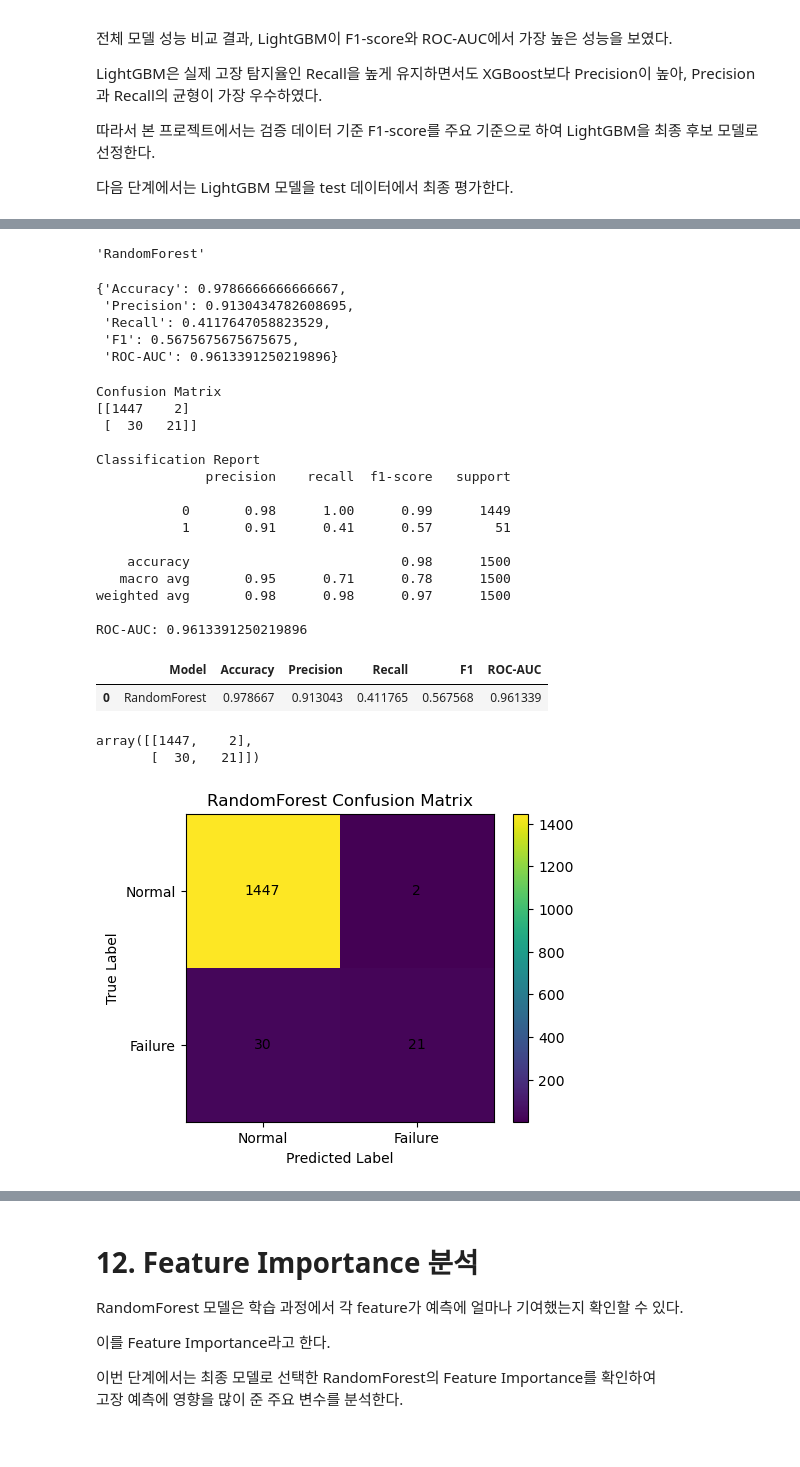
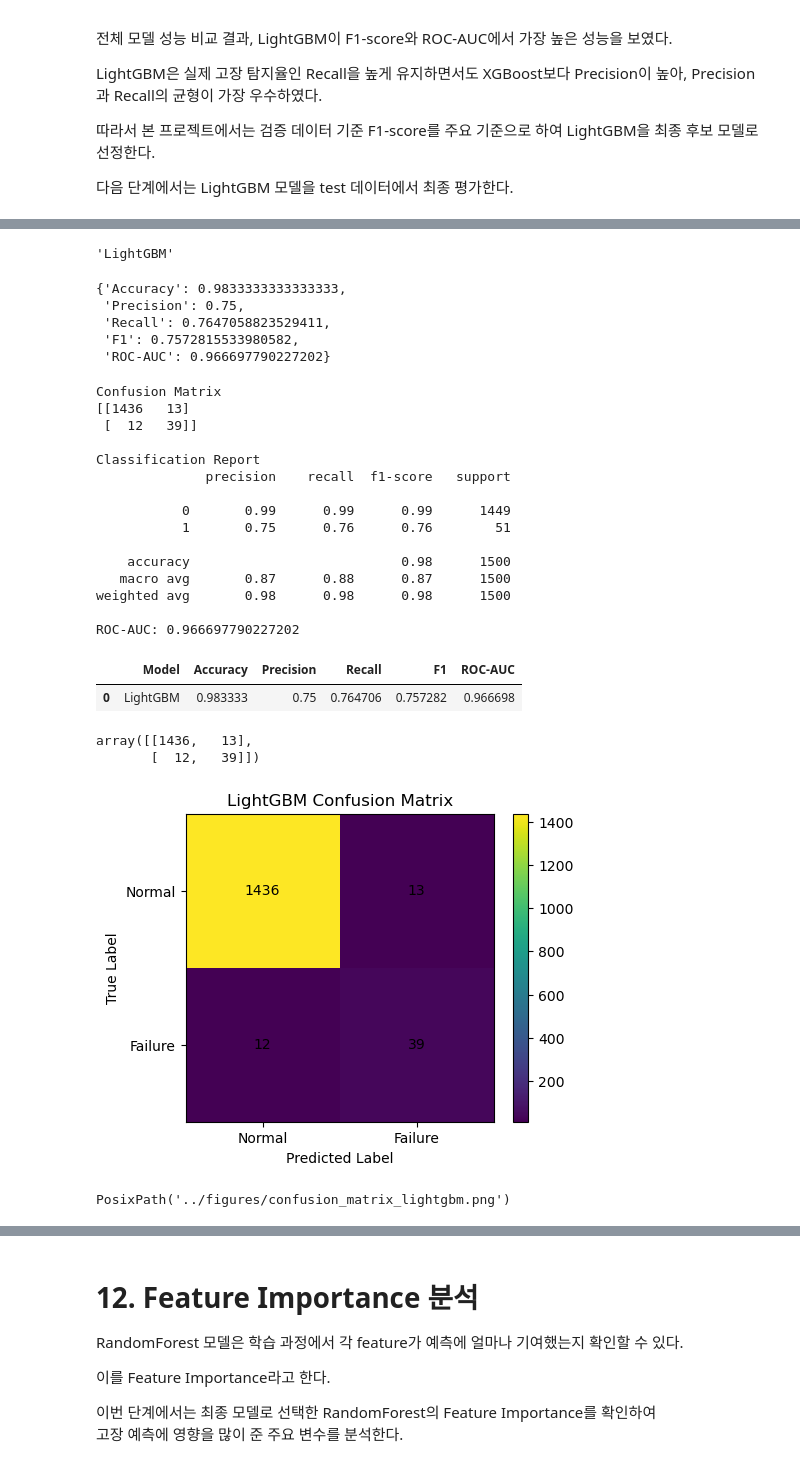
Before and after one commit to mjbaa/manufacturing_macine_learning_project, a Jupyter notebook: notebooks/quality_prediction_model.ipynb, the cells around one changed output, grey strips where cells are left out. Drawn from its saved outputs; the diff is of its cells as text; code cells hidden in the pictures.

Commit message:
evaluate final lightgbm model on test set

```diff
--- a/notebooks/quality_prediction_model.ipynb
+++ b/notebooks/quality_prediction_model.ipynb
@@ -1024,12 +1024,20 @@ LightGBM은 실제 고장 탐지율인 Recall을 높게 유지하면서도 XGBoo
 - valid 데이터: 모델 비교 및 선택
 - test 데이터: 최종 성능 평가
 # %%
-best_model = rf_model
-best_model_name = "RandomForest"
+best_model_name = all_result_df.sort_values(by="F1", ascending=False).iloc[0]["Model"]
+
+model_dict = {
+    "Logistic Regression": log_model,
+    "RandomForest": rf_model,
+    "XGBoost": xgb_model,
+    "LightGBM": lgbm_model
+}
+
+best_model = model_dict[best_model_name]
 
 best_model_name
 # %% [output]
-'RandomForest'
+'LightGBM'
 # %%
 y_test_pred = best_model.predict(X_test)
 y_test_proba = best_model.predict_proba(X_test)[:, 1]
@@ -1038,29 +1046,29 @@ test_result = evaluate_model(best_model, X_test, y_test)
 
 test_result
 # %% [output]
-{'Accuracy': 0.9786666666666667,
- 'Precision': 0.9130434782608695,
- 'Recall': 0.4117647058823529,
- 'F1': 0.5675675675675675,
- 'ROC-AUC': 0.9613391250219896}
+{'Accuracy': 0.9833333333333333,
+ 'Precision': 0.75,
+ 'Recall': 0.7647058823529411,
+ 'F1': 0.7572815533980582,
+ 'ROC-AUC': 0.966697790227202}
 # %%
 print_evaluation_report(best_model, X_test, y_test)
 # %% [output]
 Confusion Matrix
-[[1447    2]
- [  30   21]]
+[[1436   13]
+ [  12   39]]
 
 Classification Report
               precision    recall  f1-score   support
 
-           0       0.98      1.00      0.99      1449
-           1       0.91      0.41      0.57        51
+           0       0.99      0.99      0.99      1449
+           1       0.75      0.76      0.76        51
 
     accuracy                           0.98      1500
-   macro avg       0.95      0.71      0.78      1500
-weighted avg       0.98      0.98      0.97      1500
+   macro avg       0.87      0.88      0.87      1500
+weighted avg       0.98      0.98      0.98      1500
 
-ROC-AUC: 0.9613391250219896
+ROC-AUC: 0.966697790227202
 # %%
 test_result_df = pd.DataFrame([test_result])
 test_result_df.insert(0, "Model", best_model_name)
@@ -1068,34 +1076,41 @@ test_result_df.insert(0, "Model", best_model_name)
 test_result_df
 # %% [output]
 |  | Model | Accuracy | Precision | Recall | F1 | ROC-AUC |
-| 0 | RandomForest | 0.978667 | 0.913043 | 0.411765 | 0.567568 | 0.961339 |
+| 0 | LightGBM | 0.983333 | 0.75 | 0.764706 | 0.757282 | 0.966698 |
 # %%
 cm = confusion_matrix(y_test, y_test_pred)
 
 cm
 # %% [output]
-array([[1447,    2],
-       [  30,   21]])
+array([[1436,   13],
+       [  12,   39]])
 # %%
+safe_model_name = best_model_name.lower().replace(" ", "_")
+
+confusion_matrix_path = FIGURE_DIR / f"confusion_matrix_{safe_model_name}.png"
+
 plt.figure(figsize=(5, 4))
 
 plt.imshow(cm)
-plt.title("RandomForest Confusion Matrix")
+plt.title(f"{best_model_name} Confusion Matrix")
 plt.xlabel("Predicted Label")
 plt.ylabel("True Label")
 
 plt.xticks([0, 1], ["Normal", "Failure"])
 plt.yticks([0, 1], ["Normal", "Failure"])
 
 for i in range(cm.shape[0]):
     for j in range(cm.shape[1]):
         plt.text(j, i, cm[i, j], ha="center", va="center")
 
 plt.colorbar()
-plt.savefig(FIGURE_DIR / "confusion_matrix_randomforest.png", bbox_inches="tight")
+plt.savefig(confusion_matrix_path, bbox_inches="tight")
 plt.show()
+
+confusion_matrix_path
 # %% [output]
-[figure, old version]
+[figure, new version]
+PosixPath('../figures/confusion_matrix_lightgbm.png')
 # %% [markdown]
 ## Test 데이터 최종 평가 결과
 
```
Also changed, not shown: parts of 2 cells of this notebook, 1 other file.
